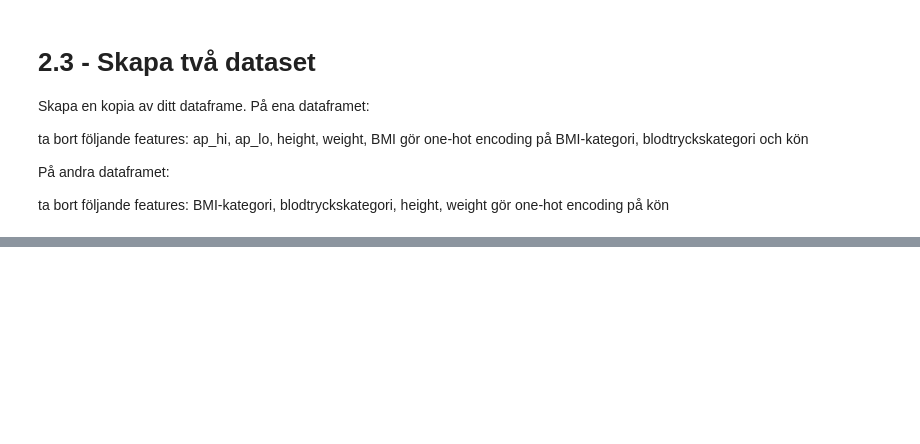
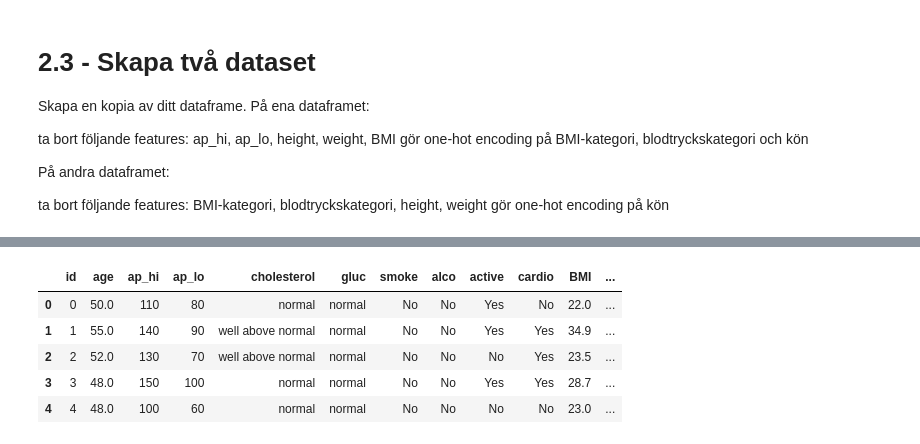
Before and after one commit to VineelaNedunuri/Machine-Learning-vineela-nedunuri, a Jupyter notebook: Labb/Disease _prediction.ipynb, the cells around one changed output, grey strips where cells are left out. Cells and saved outputs as stored; diff of their text form; code cells hidden in the pictures; blank space fills up the shorter version.

```diff
--- a/Labb/Disease _prediction.ipynb
+++ b/Labb/Disease _prediction.ipynb
@@ -579,0 +617,11 @@ gör one-hot encoding på kön
+# %%
+# Perform one-hot encoding on gender
+df2= pd.get_dummies(df_feature2, columns=['gender'])
+df2.head()
+# %% [output]
+|  | id | age | ap_hi | ap_lo | cholesterol | gluc | smoke | alco | active | cardio | BMI | ... |
+| 0 | 0 | 50.0 | 110 | 80 | normal | normal | No | No | Yes | No | 22.0 | ... |
+| 1 | 1 | 55.0 | 140 | 90 | well above normal | normal | No | No | Yes | Yes | 34.9 | ... |
+| 2 | 2 | 52.0 | 130 | 70 | well above normal | normal | No | No | No | Yes | 23.5 | ... |
+| 3 | 3 | 48.0 | 150 | 100 | normal | normal | No | No | Yes | Yes | 28.7 | ... |
+| 4 | 4 | 48.0 | 100 | 60 | normal | normal | No | No | No | No | 23.0 | ... |
```
Also changed, not shown: parts of 11 cells of this notebook.
